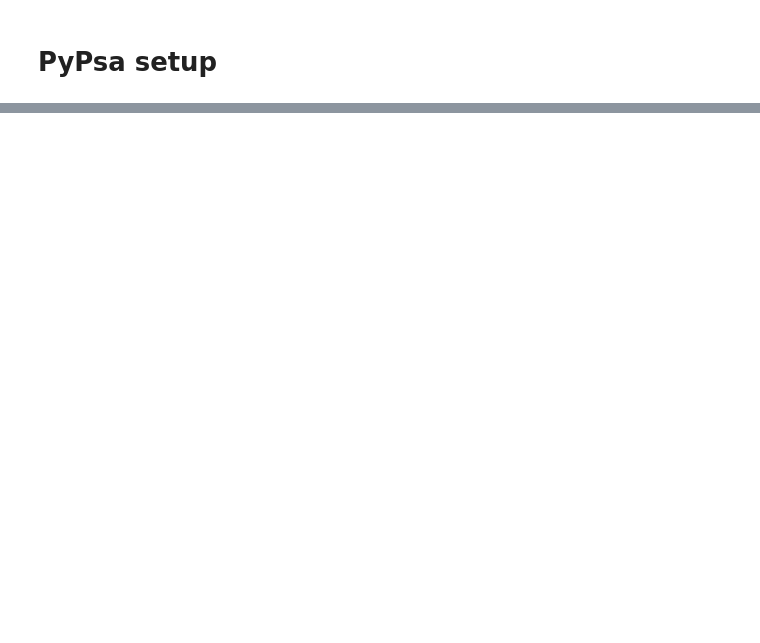
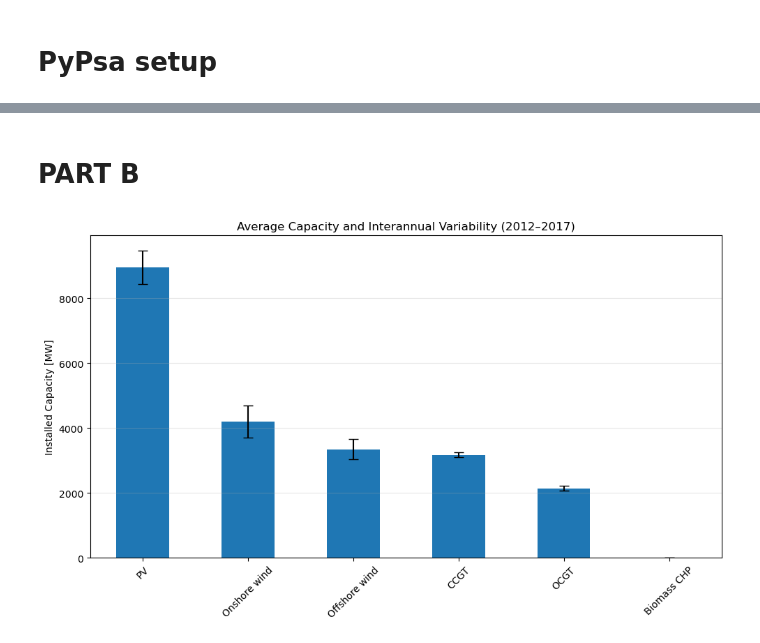
Before and after one commit to martinsiitam/ieg-spring-2026, a Jupyter notebook: martin/project.ipynb, the cells around one changed output, grey strips where cells are left out. Saved outputs shown, nothing was run; the diff lists cells and outputs as text; code cells hidden in the pictures; blank space fills up the shorter version.

```diff
--- a/martin/project.ipynb
+++ b/martin/project.ipynb
@@ -414,0 +580,78 @@ Name: p_nom_opt, dtype: float64
+# %% [markdown]
+# PART B
+# %%
+# Results from simulation
+
+capacity_by_year = pd.DataFrame({
+    2012: {
+        "PV": 8509.3,
+        "Onshore wind": 4628.5,
+        "Offshore wind": 3184.3,
+        "CCGT": 3139.2,
+        "OCGT": 1998.1,
+        "Biomass CHP": 0.0
+    },
+    2013: {
+        "PV": 9343.4,
+        "Onshore wind": 4829.2,
+        "Offshore wind": 2838.5,
+        "CCGT": 3294.7,
+        "OCGT": 2192.7,
+        "Biomass CHP": 0.0
+    },
+    2014: {
+        "PV": 8993.3,
+        "Onshore wind": 4141.4,
+        "Offshore wind": 3303.8,
+        "CCGT": 3048.1,
+        "OCGT": 2118.5,
+        "Biomass CHP": 0.0
+    },
+    2015: {
+        "PV": 8434.8,
+        "Onshore wind": 3966.9,
+        "Offshore wind": 3385.3,
+        "CCGT": 3189.5,
+        "OCGT": 2211.1,
+        "Biomass CHP": 0.0
+    },
+    2016: {
+        "PV": 9729.0,
+        "Onshore wind": 3448.4,
+        "Offshore wind": 3703.2,
+        "CCGT": 3208.9,
+        "OCGT": 2110.4,
+        "Biomass CHP": 0.0
+    },
+    2017: {
+        "PV": 8686.0,
+        "Onshore wind": 4141.6,
+        "Offshore wind": 3609.8,
+        "CCGT": 3161.1,
+        "OCGT": 2197.2,
+        "Biomass CHP": 0.0
+    }
+}).T
+
+mean_capacity = capacity_by_year.mean()
+std_capacity = capacity_by_year.std()
+
+import matplotlib.pyplot as plt
+
+fig, ax = plt.subplots(figsize=(10, 6))
+
+mean_capacity.plot.bar(
+    yerr=std_capacity,
+    ax=ax,
+    capsize=5
+)
+
+ax.set_ylabel("Installed Capacity [MW]")
+ax.set_title("Average Capacity and Interannual Variability for Denmark (2012–2017)")
+ax.grid(axis="y", alpha=0.3)
+
+plt.xticks(rotation=45)
+plt.tight_layout()
+plt.show()
+# %% [output]
+[figure, added]
```
Also changed, not shown: parts of 10 cells of this notebook.
